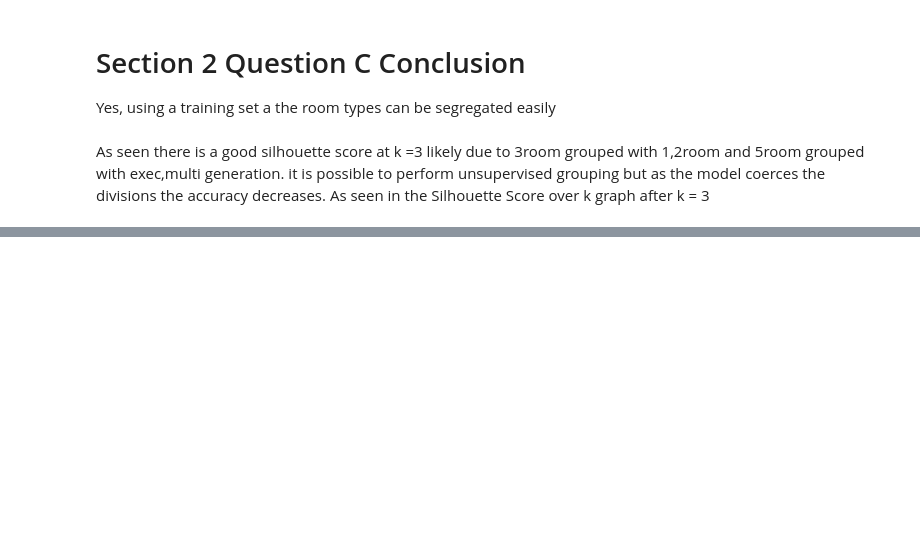
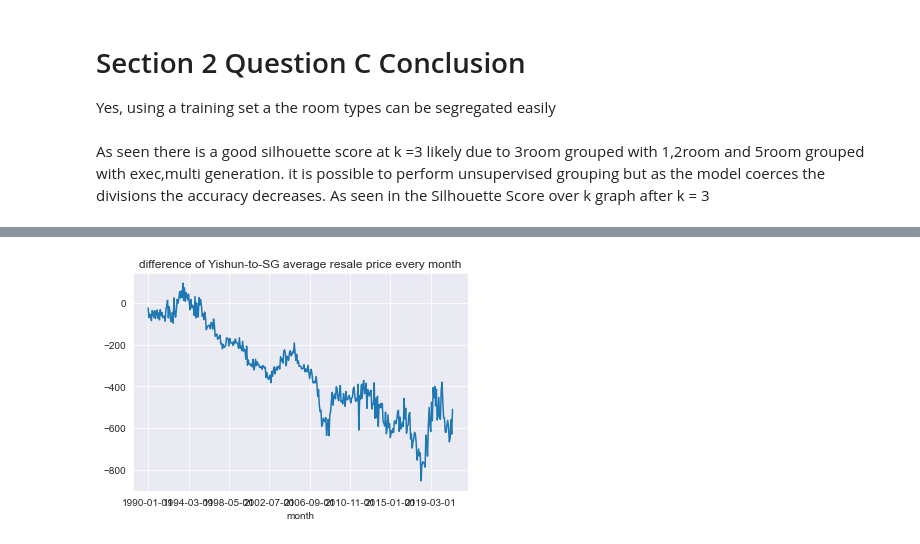
Before and after one commit to changjulian17/resale_HDB, a Jupyter notebook: HDB_model.ipynb, the cells around one changed output, grey strips where cells are left out. Cells and saved outputs as stored; diff of their text form; code cells hidden in the pictures; blank space fills up the shorter version.

```diff
--- a/HDB_model.ipynb
+++ b/HDB_model.ipynb
@@ -964,0 +924,5 @@ As seen there is a good silhouette score at k =3 likely due to 3room grouped wit
+# %%
+df[df['town']=='YISHUN'].groupby('month')['resale_delta'].mean().plot()
+plt.title('difference of Yishun-to-SG average resale price every month');
+# %% [output]
+[figure, added]
```
Also changed, not shown: parts of 30 cells of this notebook, 1 other file.
